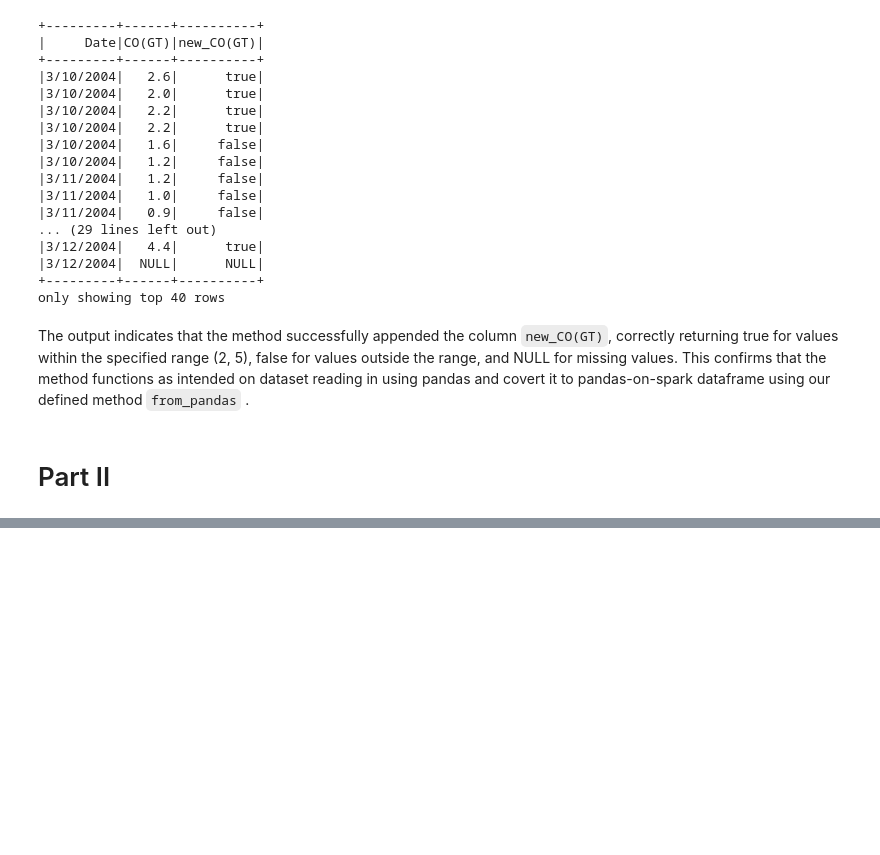
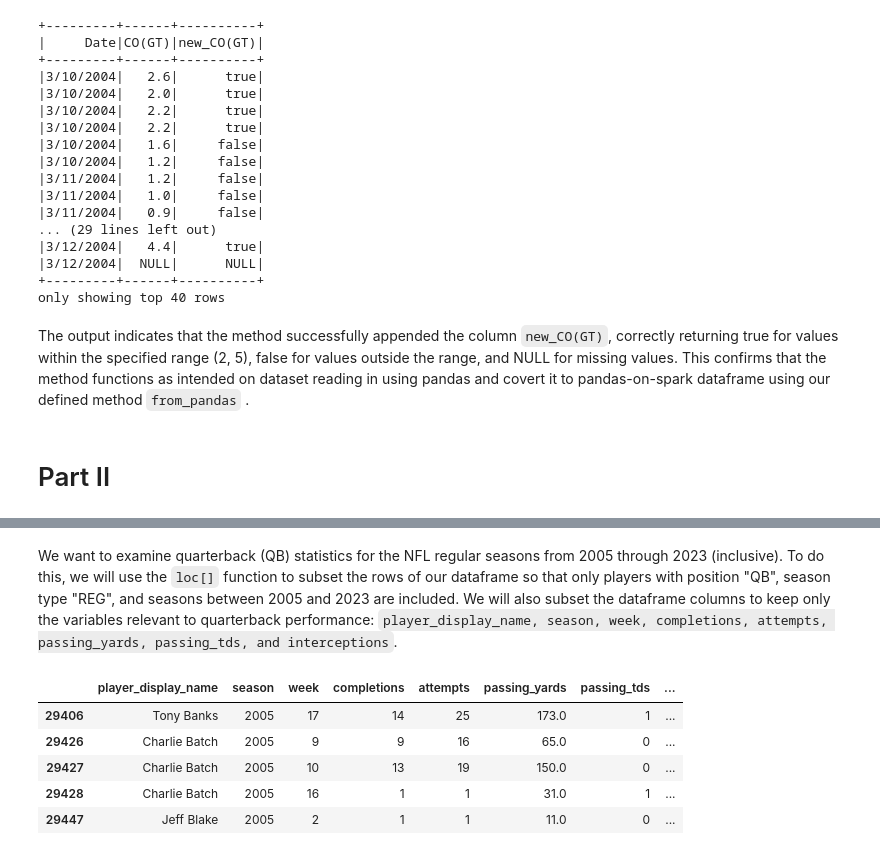
Before and after one commit to hzhoujoy/ST554_Project2, a Jupyter notebook: project2.ipynb, the cells around one changed output, grey strips where cells are left out. Cells and saved outputs as stored; diff of their text form; code cells hidden in the pictures; blank space fills up the shorter version.

```diff
--- a/project2.ipynb
+++ b/project2.ipynb
@@ -936,0 +1015,22 @@ The output indicates that the method successfully appended the column `new_CO(GT
+# %% [markdown]
+We want to examine quarterback (QB) statistics for the NFL regular seasons from 2005 through 2023 (inclusive). To do this, we will use the `loc[]` function to subset the rows of our dataframe so that only players with position "QB", season type "REG", and seasons between 2005 and 2023 are included. We will also subset the dataframe columns to keep only the variables relevant to quarterback performance: `player_display_name, season, week, completions, attempts, passing_yards, passing_tds, and interceptions`.
+# %%
+#subset the dataset
+df = nfl_ps.loc[
+                (nfl_ps.position == 'QB') &
+                (nfl_ps.season_type == 'REG') &
+                (nfl_ps.season >= 2005) &
+                (nfl_ps.season <= 2023),
+                ['player_display_name','season',
+                 'week', 'completions',
+                 'attempts', 'passing_yards',
+                 'passing_tds', 'interceptions']
+]
+df.head()  #check the first few rows of the new data frame
+# %% [output]
+|  | player_display_name | season | week | completions | attempts | passing_yards | passing_tds | ... |
+| 29406 | Tony Banks | 2005 | 17 | 14 | 25 | 173.0 | 1 | ... |
+| 29426 | Charlie Batch | 2005 | 9 | 9 | 16 | 65.0 | 0 | ... |
+| 29427 | Charlie Batch | 2005 | 10 | 13 | 19 | 150.0 | 0 | ... |
+| 29428 | Charlie Batch | 2005 | 16 | 1 | 1 | 31.0 | 1 | ... |
+| 29447 | Jeff Blake | 2005 | 2 | 1 | 1 | 11.0 | 0 | ... |
```
Also changed, not shown: parts of 18 cells of this notebook.
